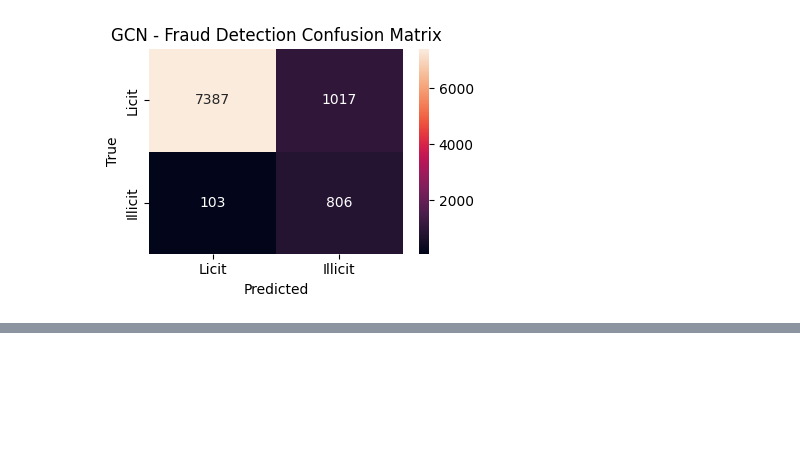
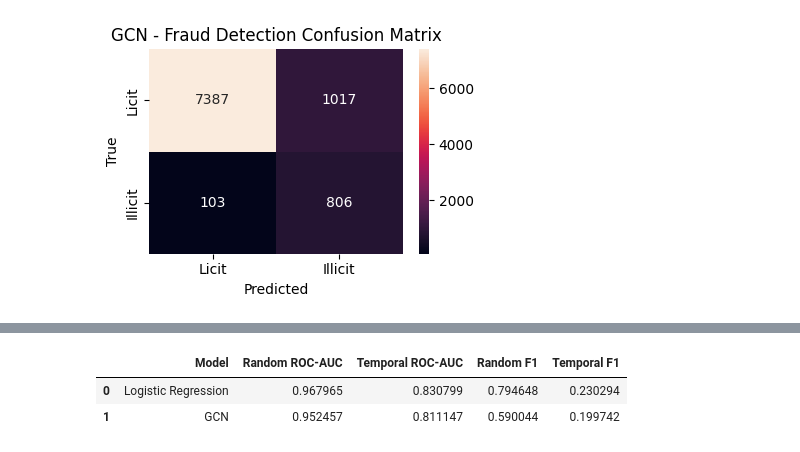
Before and after one commit to Ignite7871/Fraud-Detection-GNN, a Jupyter notebook: frauddetection.ipynb, the cells around one changed output, grey strips where cells are left out. Saved outputs shown, nothing was run; the diff lists cells and outputs as text; code cells hidden in the pictures; blank space fills up the shorter version.

```diff
--- a/frauddetection.ipynb
+++ b/frauddetection.ipynb
@@ -224,0 +523,33 @@ plt.show()
+# %%
+import pandas as pd
+
+comparison = pd.DataFrame(
+    {
+        "Model": [
+            "Logistic Regression",
+            "GCN",
+        ],
+        "Random ROC-AUC": [
+            baseline_test_auc,
+            test_auc,
+        ],
+        "Temporal ROC-AUC": [
+            temporal_baseline_metrics["test"]["auc"],
+            temporal_test_auc,
+        ],
+        "Random F1": [
+            baseline_metrics["test"]["f1"],
+            test_f1,
+        ],
+        "Temporal F1": [
+            temporal_baseline_metrics["test"]["f1"],
+            temporal_test_f1,
+        ],
+    }
+)
+
+display(comparison)
+# %% [output]
+|  | Model | Random ROC-AUC | Temporal ROC-AUC | Random F1 | Temporal F1 |
+| 0 | Logistic Regression | 0.967965 | 0.830799 | 0.794648 | 0.230294 |
+| 1 | GCN | 0.952457 | 0.811147 | 0.590044 | 0.199742 |
```
Also changed, not shown: parts of 10 cells of this notebook, 4 other files.
